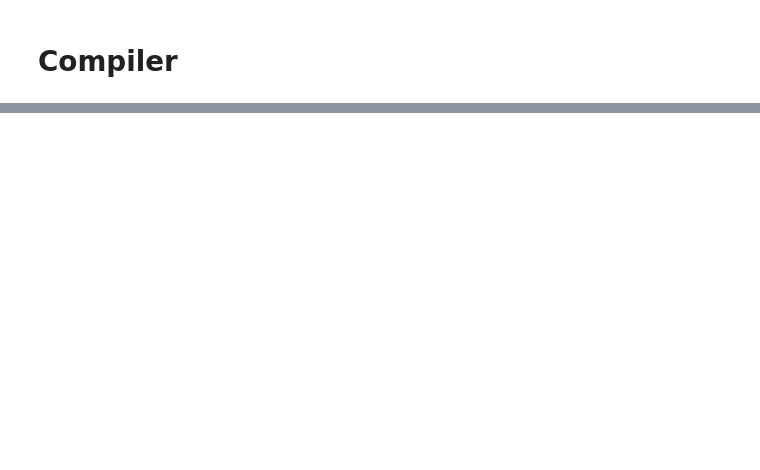
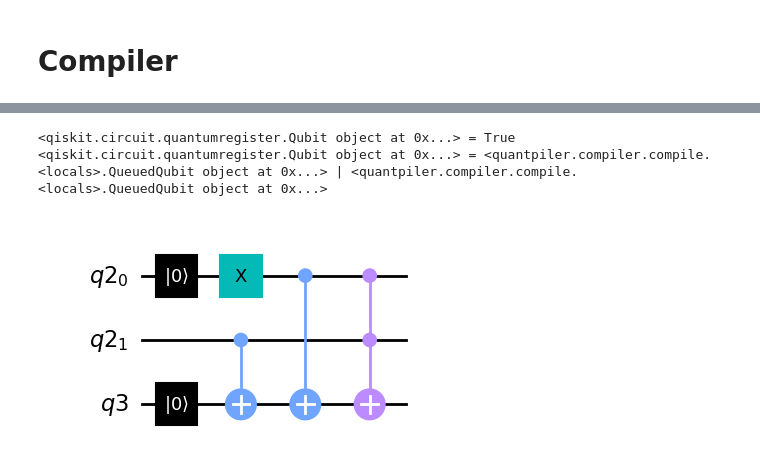
Before and after one commit to averyanalex/quantpiler-v0, a Jupyter notebook: docs/examples/compiler.ipynb, the cells around one changed output, grey strips where cells are left out. Drawn from its saved outputs; the diff is of its cells as text; code cells hidden in the pictures; blank space fills up the shorter version.

```diff
--- a/docs/examples/compiler.ipynb
+++ b/docs/examples/compiler.ipynb
@@ -6,0 +20,12 @@ from quantpiler.compiler import compile
+# %%
+def new_var_func(a, b):
+    a = True
+    # Yes, we can create local variables
+    c = a | b
+
+qc = compile(new_var_func, 0)
+qc.draw(output="mpl")
+# %% [output]
+<qiskit.circuit.quantumregister.Qubit object at 0x...> = True
+<qiskit.circuit.quantumregister.Qubit object at 0x...> = <quantpiler.compiler.compile.<locals>.QueuedQubit object at 0x...> | <quantpiler.compiler.compile.<locals>.QueuedQubit object at 0x...>
+[figure, added]
```
Also changed, not shown: parts of 11 cells of this notebook, 1 other file.
